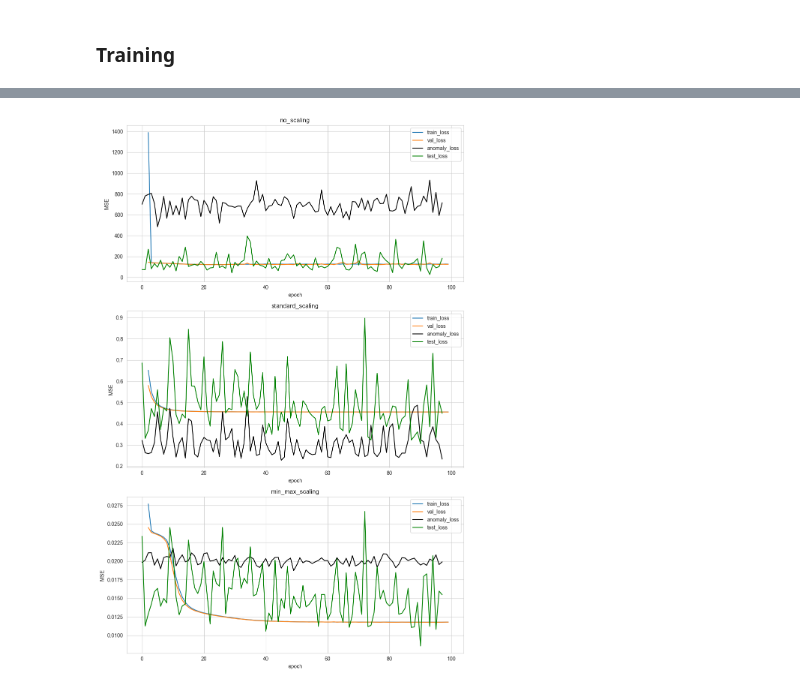
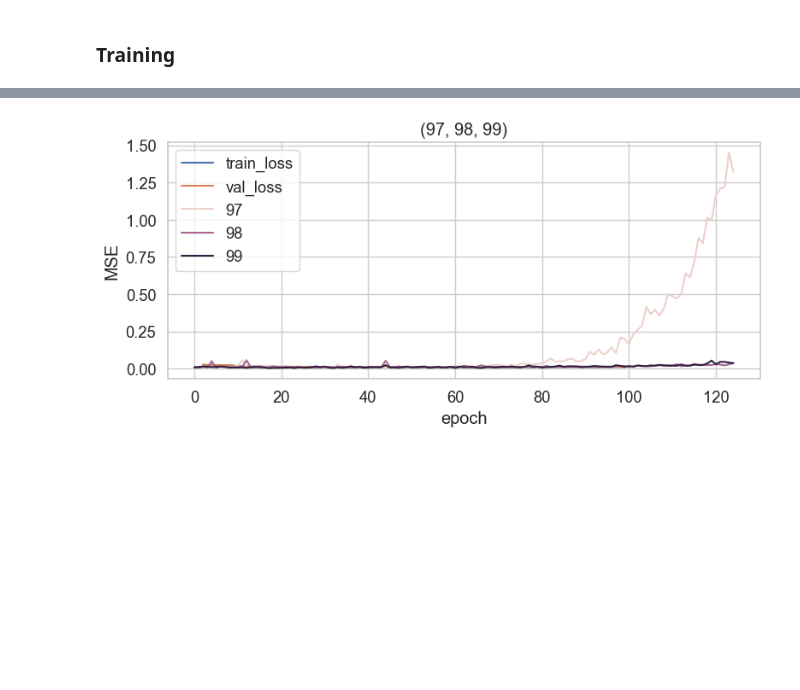
Before and after one commit to KusaTea/UnsupervisedHI, a Jupyter notebook: ae_training_normal.ipynb, the cells around one changed output, grey strips where cells are left out. Cells and saved outputs as stored; diff of their text form; code cells hidden in the pictures; blank space fills up the shorter version.

Commit message:
Normal-Anomaly process was changed

```diff
--- a/ae_training_normal.ipynb
+++ b/ae_training_normal.ipynb
@@ -103,3 +120,23 @@ except NameError:
+# %%
+def check_path(pth):
+    if not os.path.exists(pth):
+        os.makedirs(pth)
+    return pth
+
+def evaluate_model(model: nn.Module, loader: DataLoader, ):
+    with torch.no_grad():
+        losses = list()
+        metrics = list()
+        for dta in loader:
+            sample = dta['sensors']
+            sample = sample.to(device)
+            _, reconstruction = model(sample)
+
+            loss, metric = get_loss_and_metric(reconstruction, sample)
+
+            losses.append(loss.item())
+            metrics.append(metric.item())
+    return losses, metrics
 # %%
 epochs = 100
 history = list()
@@ -216,16 +243,16 @@ def plot_lines(ax: plt.Axes, history_df: pd.DataFrame, anomaly_losses: np.array,
 
     ax.set_ylabel('MSE')
 # %%
-plt.close()
-fig, axes = plt.subplots(3, 1)
-fig.set_size_inches(10, 15)
+history_df = transform_train_history(history)
 
-for ax, (title, values) in zip(axes.flatten(), results.items()):
-    history_df, anomaly_losses_transfromed, test_losses_transfromed = transform_values(values)
-    plot_lines(ax, history_df, anomaly_losses_transfromed, test_losses_transfromed, title=title)
+for anomaly_df in transform_anomaly_history(anomaly_losses):
+    plt.close()
+    fig, ax = plt.subplots()
+    fig.set_size_inches(8, 4)
+    title = tuple(anomaly_df['variable'].unique())
+    plot_lines(ax, history_df, anomaly_df, title=title)
 
-plt.tight_layout()
-# plt.savefig('../Plots/history/AdamW/norm-anom.png')
-plt.show()
+    plt.tight_layout()
+    plt.savefig(f'../Plots/history/norm-anom/{title}.png')
 # %% [output]
-[figure, old version]
+[figure, new version]
```
Also changed, not shown: parts of 9 cells of this notebook, 2 other files.
